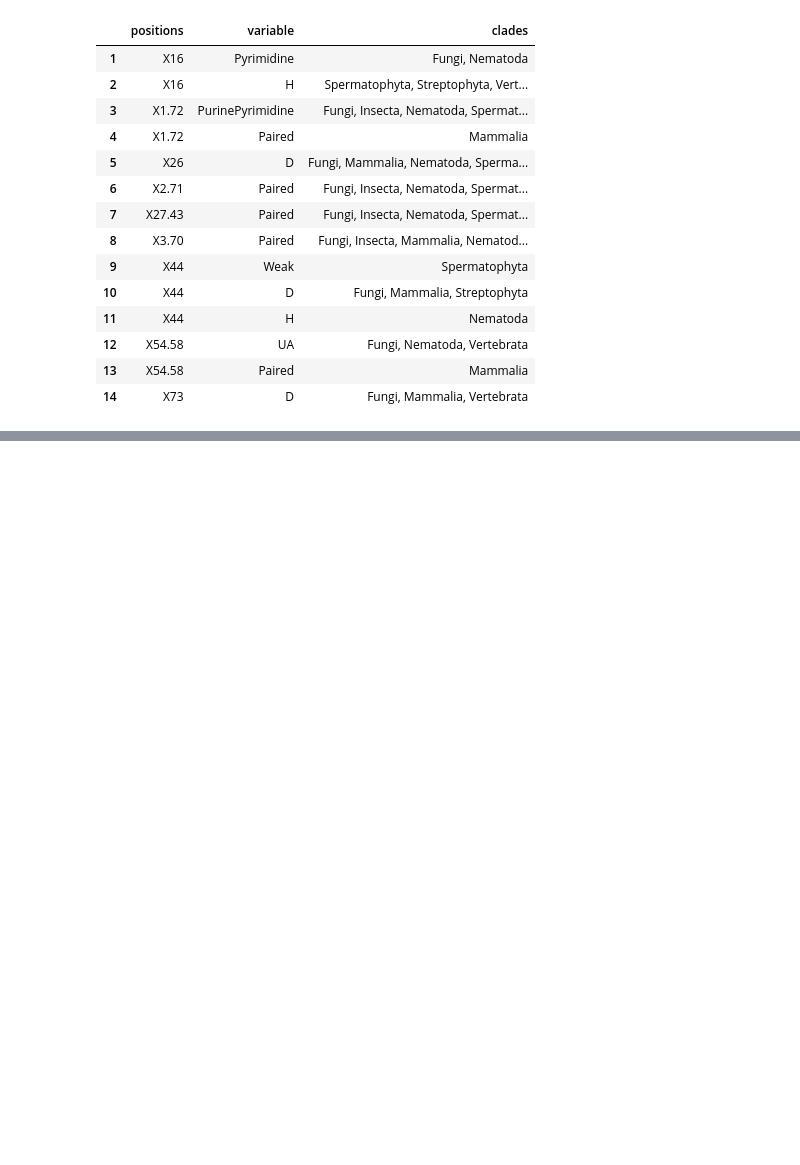
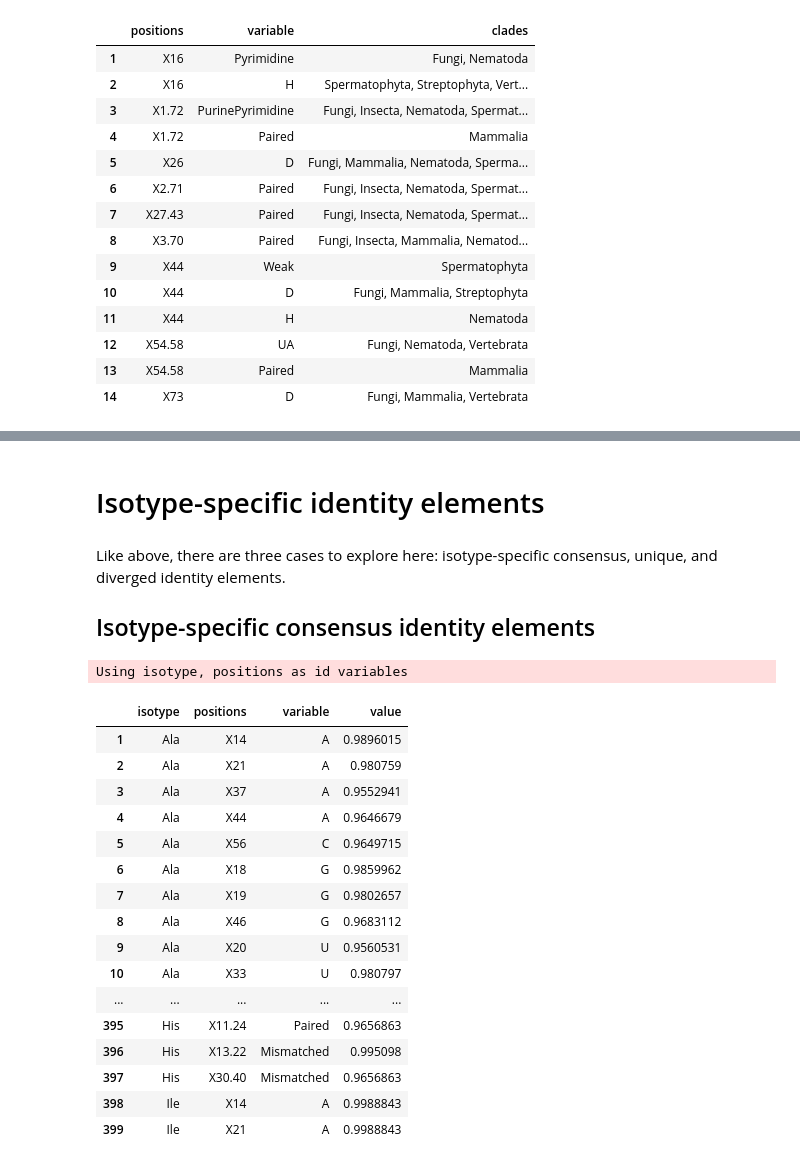
Before and after one commit to bylin/euk-features, a Jupyter notebook: notebooks/clade-freqs.ipynb, the cells around one changed output, grey strips where cells are left out. Cells and saved outputs as stored; diff of their text form; code cells hidden in the pictures; blank space fills up the shorter version.

```diff
--- a/notebooks/clade-freqs.ipynb
+++ b/notebooks/clade-freqs.ipynb
@@ -236,3 +238,73 @@ head(identities)
 | 3 | Mammalia | eukaryota | Ala | ailMel1_GL192478.1.trna62 | ailMel1 | Ailuropoda melanoleuca (panda) (B... | Ala | AGC | 59.7 | 92.8 | ... |
 | 4 | Mammalia | eukaryota | Ala | ailMel1_GL192816.1.trna78 | ailMel1 | Ailuropoda melanoleuca (panda) (B... | Ala | TGC | 65.4 | 93.9 | ... |
 | 5 | Mammalia | eukaryota | Ala | ailMel1_GL193406.1.trna7 | ailMel1 | Ailuropoda melanoleuca (panda) (B... | Ala | CGC | 74.4 | 109.6 | ... |
+# %% [markdown]
+# Isotype-specific identity elements
+# %% [markdown]
+Like above, there are three cases to explore here: isotype-specific consensus, unique, and diverged identity elements.
+
+## Isotype-specific consensus identity elements
+# %%
+euk_isotype_freqs = identities %>%
+  select(match(c('isotype', positions), colnames(identities))) %>%
+  gather(positions, bases, -isotype) %>%
+  group_by(isotype, positions, bases) %>%
+  tally() %>%
+  group_by(isotype, positions) %>%
+  mutate(freq=n/sum(n)) %>%
+  group_by(isotype, positions) %>%
+  summarize(A = sum(freq[bases == "A"]),
+            C = sum(freq[bases == "C"]),
+            G = sum(freq[bases == "G"]),
+            U = sum(freq[bases == "U"]),
+            Purine = sum(freq[bases %in% c("A", "G")]),
+            Pyrimidine = sum(freq[bases %in% c("C", "U")]),
+            Weak = sum(freq[bases %in% c("A", "U")]),
+            Strong = sum(freq[bases %in% c("G", "C")]),
+            Amino = sum(freq[bases %in% c("A", "C")]),
+            Keto = sum(freq[bases %in% c("G", "U")]),
+            B = sum(freq[bases %in% c("C", "G", "U")]),
+            D = sum(freq[bases %in% c("A", "G", "U")]),
+            H = sum(freq[bases %in% c("A", "C", "U")]),
+            V = sum(freq[bases %in% c("A", "C", "G")]),
+            D = sum(freq[bases %in% c("A", "G", "U")]),
+            GC = sum(freq[bases == "G:C"]),
+            AU = sum(freq[bases == "A:U"]),
+            UA = sum(freq[bases == "U:A"]),
+            CG = sum(freq[bases == "C:G"]),
+            PurinePyrimidine = sum(freq[bases %in% c("A:U", "U:A", "C:G", "G:C")]),
+            StrongPair = sum(freq[bases %in% c("G:C", "C:G")]),
+            WeakPair = sum(freq[bases %in% c("A:U", "U:A")]),
+            Wobble = sum(freq[bases %in% c("G:U", "U:G")]),
+            Paired = sum(freq[bases %in% c("A:U", "U:A", "C:G", "G:C", "G:U", "U:G")]),
+            Mismatched = sum(freq[bases %in% c("A:A", "G:G", "C:C", "U:U", "A:G", "A:C", "C:A", "C:U", "G:A", "U:C")])
+            )
+# %%
+isotype_consensus = euk_isotype_freqs %>%
+  melt %>%
+  filter(value > 0.95) %>%
+  group_by(isotype, positions) %>% # remove duplicates
+  filter(row_number(value) == 1) %>%
+  arrange(isotype)
+# %% [output]
+Using isotype, positions as id variables
+# %%
+isotype_consensus
+# %% [output]
+|  | isotype | positions | variable | value |
+| 1 | Ala | X14 | A | 0.9896015 |
+| 2 | Ala | X21 | A | 0.980759 |
+| 3 | Ala | X37 | A | 0.9552941 |
+| 4 | Ala | X44 | A | 0.9646679 |
+| 5 | Ala | X56 | C | 0.9649715 |
+| 6 | Ala | X18 | G | 0.9859962 |
+| 7 | Ala | X19 | G | 0.9802657 |
+| 8 | Ala | X46 | G | 0.9683112 |
+| 9 | Ala | X20 | U | 0.9560531 |
+| 10 | Ala | X33 | U | 0.980797 |
+| ... | ... | ... | ... | ... |
+| 395 | His | X11.24 | Paired | 0.9656863 |
+| 396 | His | X13.22 | Mismatched | 0.995098 |
+| 397 | His | X30.40 | Mismatched | 0.9656863 |
+| 398 | Ile | X14 | A | 0.9988843 |
+| 399 | Ile | X21 | A | 0.9988843 |
```
Also changed, not shown: parts of 3 cells of this notebook.
